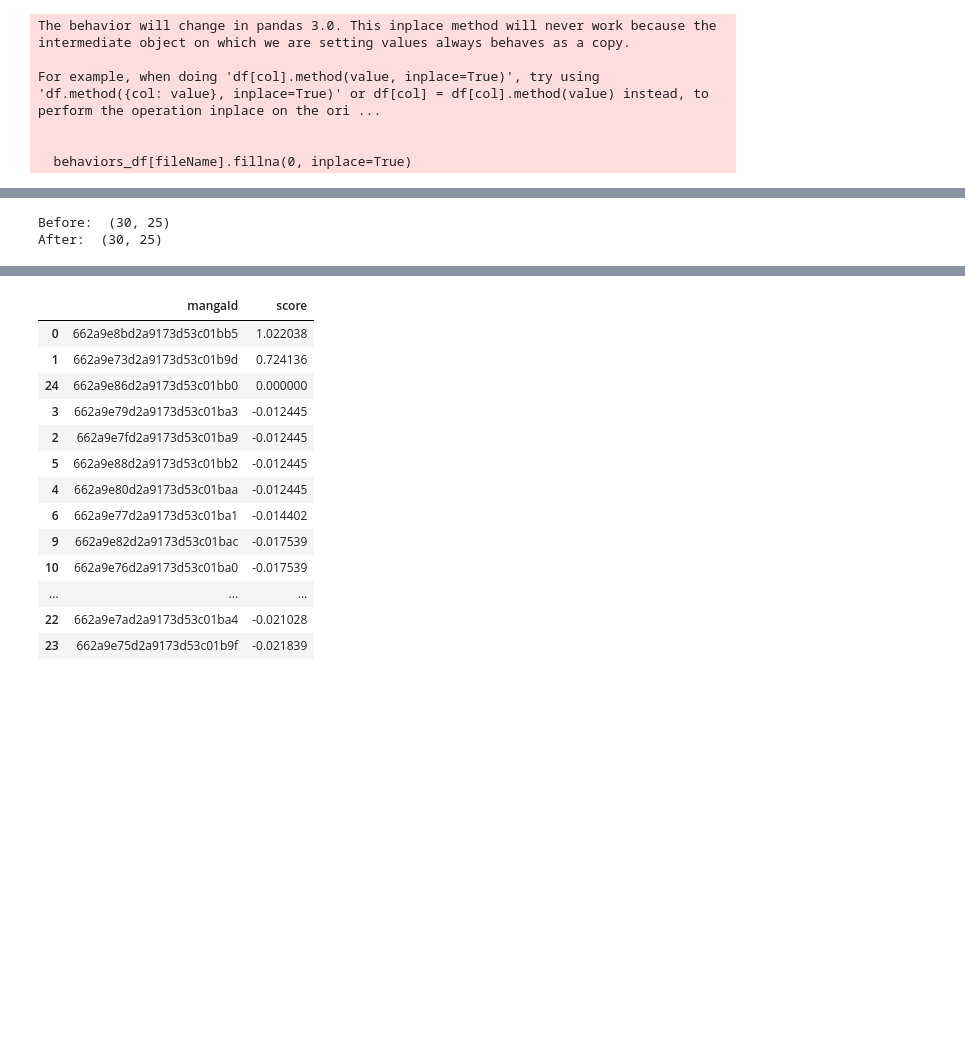
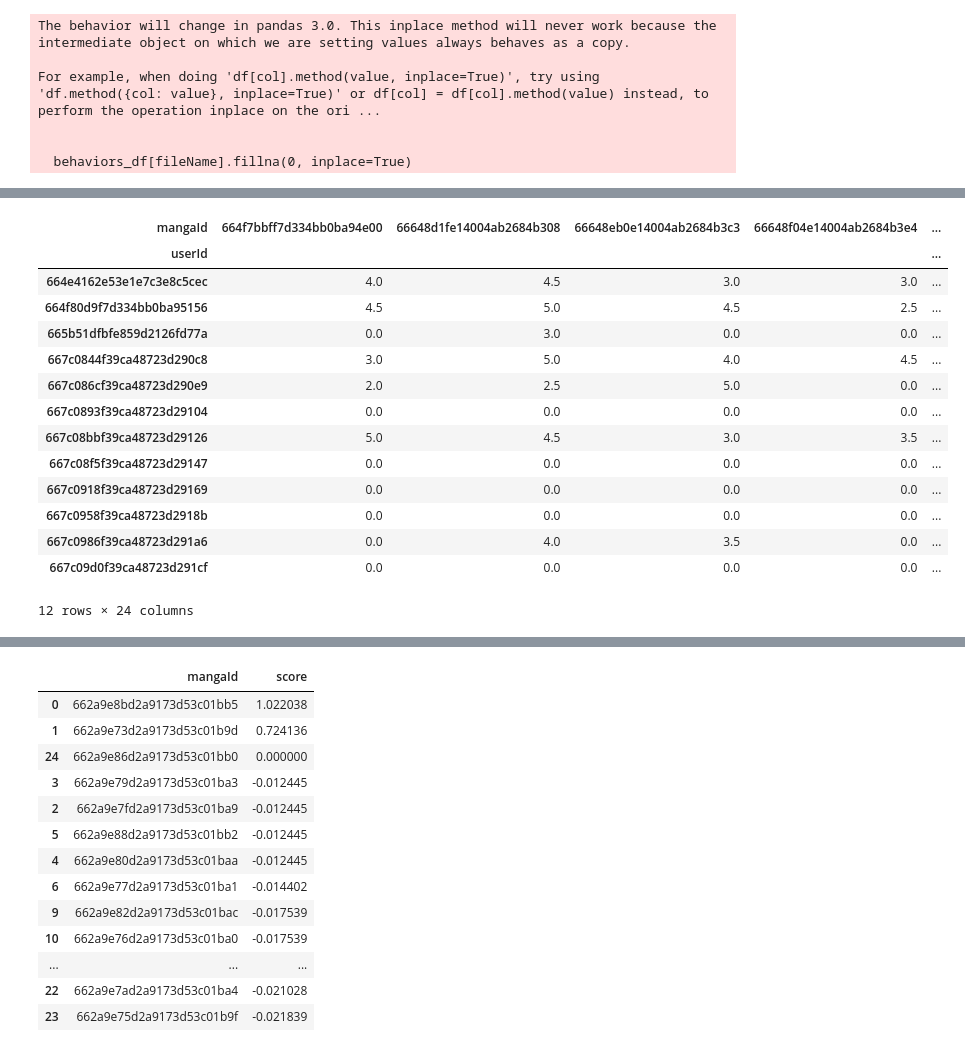
Before and after one commit to Quytateam/Manga_Scripts, a Jupyter notebook: notebooks/recommender_systems.ipynb, the cells around one changed output, grey strips where cells are left out. Cells and saved outputs as stored; diff of their text form; code cells hidden in the pictures; blank space fills up the shorter version.

```diff
--- a/notebooks/recommender_systems.ipynb
+++ b/notebooks/recommender_systems.ipynb
@@ -59,10 +124,21 @@ ratings.head()
 # %%
-userRatings = ratings.pivot_table(index=['userId'],columns=['mangaId'],values='rating')
-userRatings.head()
-print("Before: ",userRatings.shape)
 userRatings = userRatings.dropna(thresh=10, axis=1).fillna(0,axis=1)
 #userRatings.fillna(0, inplace=True)
-print("After: ",userRatings.shape)
+userRatings
+# print("After: ",userRatings.shape)
 # %% [output]
+| mangaId | 664f7bbff7d334bb0ba94e00 | 66648d1fe14004ab2684b308 | 66648eb0e14004ab2684b3c3 | 66648f04e14004ab2684b3e4 | ... |
+| userId |  |  |  |  | ... |
+| 664e4162e53e1e7c3e8c5cec | 4.0 | 4.5 | 3.0 | 3.0 | ... |
+| 664f80d9f7d334bb0ba95156 | 4.5 | 5.0 | 4.5 | 2.5 | ... |
+| 665b51dfbfe859d2126fd77a | 0.0 | 3.0 | 0.0 | 0.0 | ... |
+| 667c0844f39ca48723d290c8 | 3.0 | 5.0 | 4.0 | 4.5 | ... |
+| 667c086cf39ca48723d290e9 | 2.0 | 2.5 | 5.0 | 0.0 | ... |
+| 667c0893f39ca48723d29104 | 0.0 | 0.0 | 0.0 | 0.0 | ... |
+| 667c08bbf39ca48723d29126 | 5.0 | 4.5 | 3.0 | 3.5 | ... |
+| 667c08f5f39ca48723d29147 | 0.0 | 0.0 | 0.0 | 0.0 | ... |
+| 667c0918f39ca48723d29169 | 0.0 | 0.0 | 0.0 | 0.0 | ... |
+| 667c0958f39ca48723d2918b | 0.0 | 0.0 | 0.0 | 0.0 | ... |
+| 667c0986f39ca48723d291a6 | 0.0 | 4.0 | 3.5 | 0.0 | ... |
+| 667c09d0f39ca48723d291cf | 0.0 | 0.0 | 0.0 | 0.0 | ... |
-Before:  (30, 25)
-After:  (30, 25)
+12 rows × 24 columns
```
Also changed, not shown: parts of 12 cells of this notebook, 38 other files.
